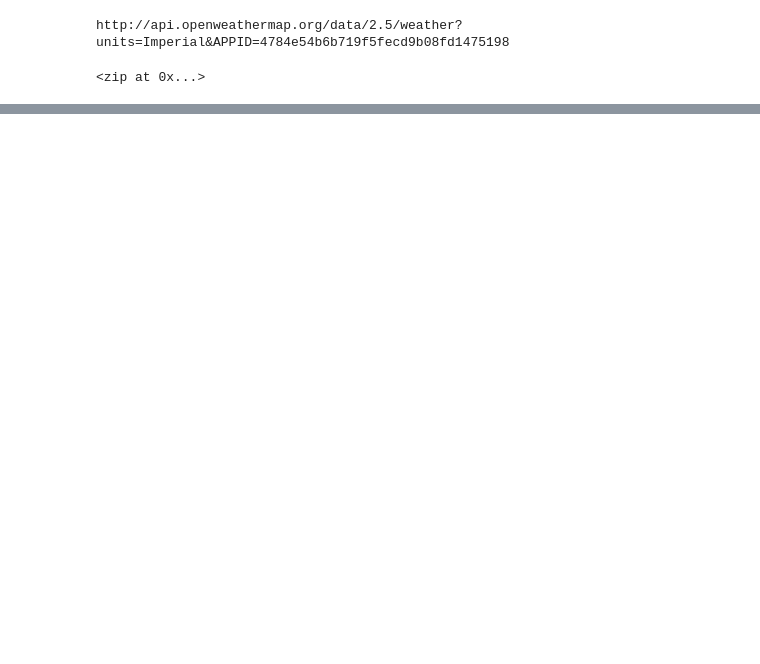
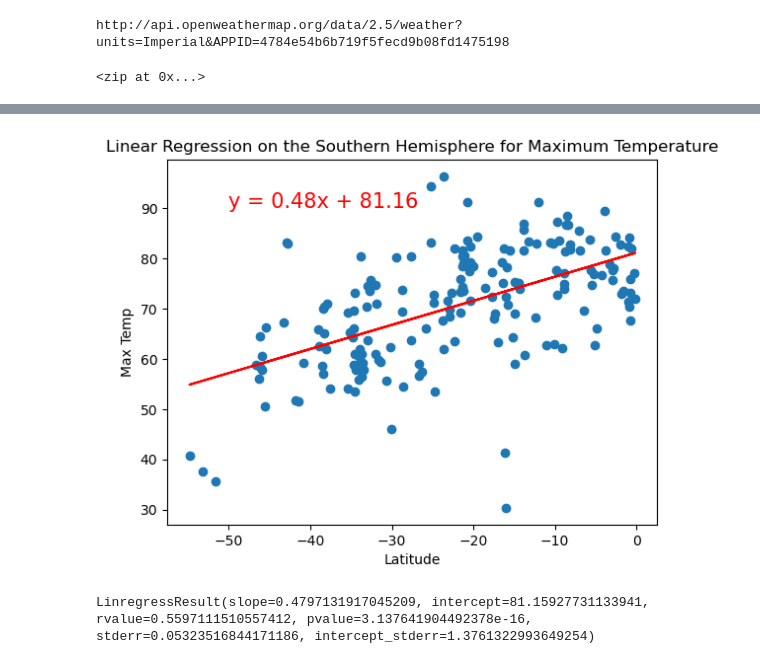
Before and after one commit to shef1109/World_Weather_Analysis, a Jupyter notebook: WeatherPy.ipynb, the cells around one changed output, grey strips where cells are left out. Saved outputs shown, nothing was run; the diff lists cells and outputs as text; code cells hidden in the pictures; blank space fills up the shorter version.

```diff
--- a/WeatherPy.ipynb
+++ b/WeatherPy.ipynb
@@ -254,0 +337,11 @@ plt.show()
+# %%
+# Linear regression on the Southern Hemisphere for Max. Temp.
+x_values = southern_hemi_df["Lat"]
+y_values = southern_hemi_df["Max Temp"]
+# Call the function.
+plot_linear_regression(x_values, y_values,
+                       'Linear Regression on the Southern Hemisphere for Maximum Temperature', 'Max Temp',(-50,90))
+print(linregress(x_values, y_values))
+# %% [output]
+[figure, added]
+LinregressResult(slope=0.4797131917045209, intercept=81.15927731133941, rvalue=0.5597111510557412, pvalue=3.137641904492378e-16, stderr=0.05323516844171186, intercept_stderr=1.3761322993649254)
```
Also changed, not shown: parts of 22 cells of this notebook, 5 other files.
